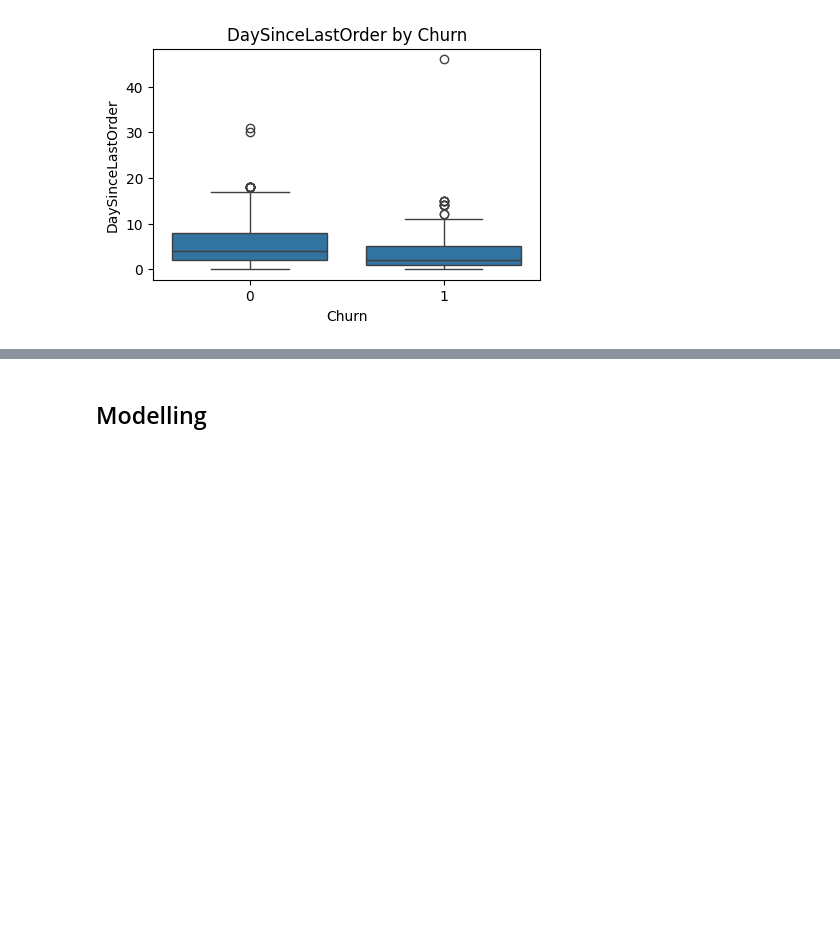
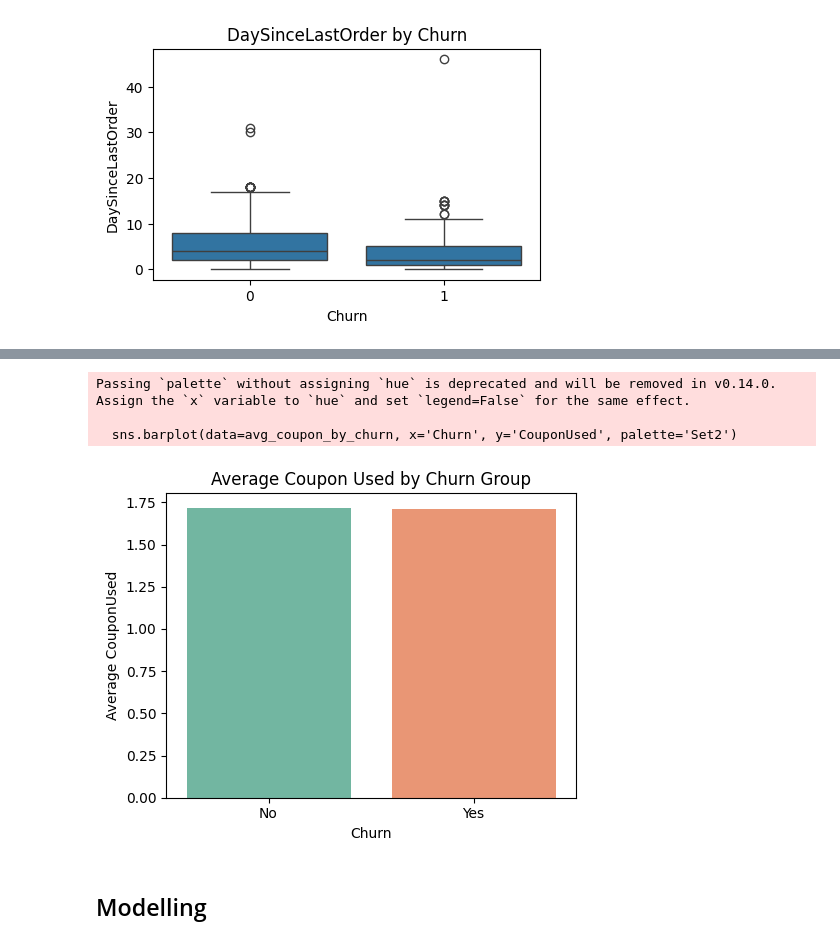
Before and after one commit to abhisekmiitk/ensemble_new, a Jupyter notebook: Ensemble_Learning.ipynb, the cells around one changed output, grey strips where cells are left out. Cells and saved outputs as stored; diff of their text form; code cells hidden in the pictures; blank space fills up the shorter version.

```diff
--- a/Ensemble_Learning.ipynb
+++ b/Ensemble_Learning.ipynb
@@ -164,3 +226,23 @@ plt.show()
+# %%
+# Compute average coupon usage grouped by Churn
+avg_coupon_by_churn = df.groupby('Churn')['CouponUsed'].mean().reset_index()
+
+# Optional: map churn values for clarity (0/1 → No/Yes)
+avg_coupon_by_churn['Churn'] = avg_coupon_by_churn['Churn'].map({0: 'No', 1: 'Yes'})
+
+# Plot
+plt.figure(figsize=(5, 4))
+sns.barplot(data=avg_coupon_by_churn, x='Churn', y='CouponUsed', palette='Set2')
+plt.title("Average Coupon Used by Churn Group")
+plt.ylabel("Average CouponUsed")
+plt.xlabel("Churn")
+plt.tight_layout()
+plt.show()
+# %% [output]
+Passing `palette` without assigning `hue` is deprecated and will be removed in v0.14.0. Assign the `x` variable to `hue` and set `legend=False` for the same effect.
+
+  sns.barplot(data=avg_coupon_by_churn, x='Churn', y='CouponUsed', palette='Set2')
+[figure, added]
 # %% [markdown]
 ## Modelling
 # %%
```
Also changed, not shown: parts of 13 cells of this notebook.
